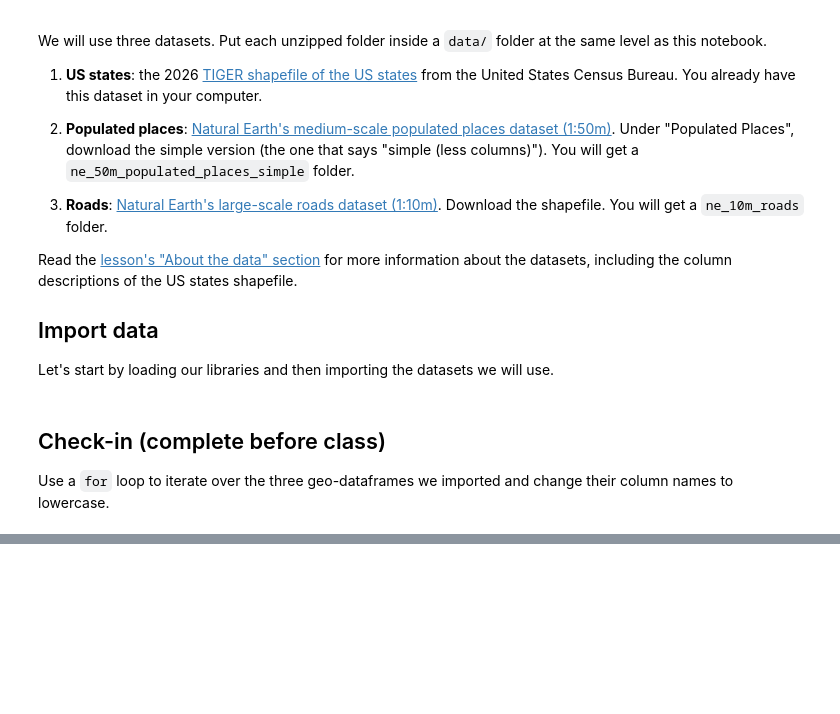
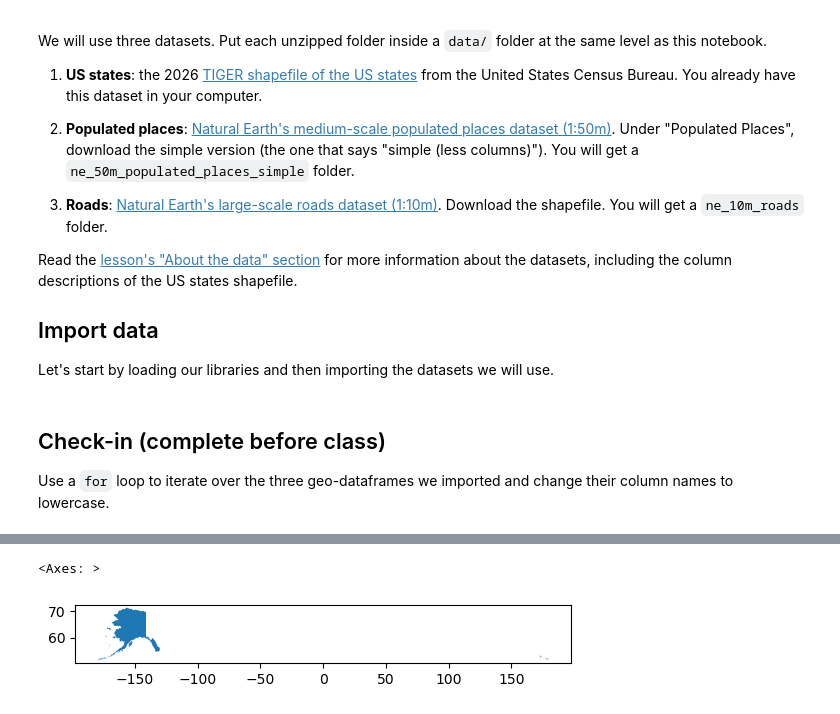
Before and after one commit to pr-scilla/eds220-in-class, a Jupyter notebook: week-7-clipping-STUDENTS.ipynb, the cells around one changed output, grey strips where cells are left out. Drawn from its saved outputs; the diff is of its cells as text; code cells hidden in the pictures; blank space fills up the shorter version.

```diff
--- a/week-7-clipping-STUDENTS.ipynb
+++ b/week-7-clipping-STUDENTS.ipynb
@@ -59,0 +87,7 @@ Use a `for` loop to iterate over the three geo-dataframes we imported and change
+# %%
+# Isolate Alaska polygon
+alaska = states[states['name'] == 'Alaska']
+alaska.plot()
+# %% [output]
+<Axes: >
+[figure, added]
```
Also changed, not shown: parts of 36 cells of this notebook.
